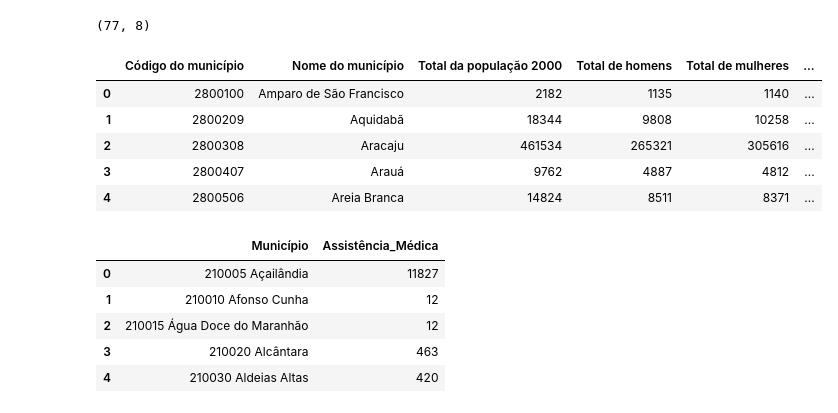
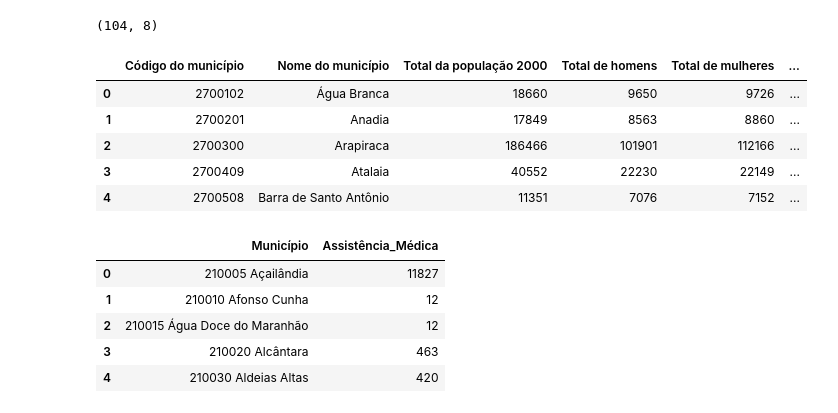
Before and after one commit to andersonberg/Ibge-scrapy, a Jupyter notebook: Cobertura NE.ipynb, the cells around one changed output. Cells and saved outputs as stored; diff of their text form; code cells hidden in the pictures.

```diff
--- a/Cobertura NE.ipynb
+++ b/Cobertura NE.ipynb
@@ -2,17 +2,17 @@
 import pandas as pd
 import numpy as np
 # %%
-populacao = pd.read_excel("Planilhas/total_populacao_sergipe.xls")
-print populacao.shape
+populacao = pd.read_excel("Planilhas/total_populacao_alagoas.xls")
+print(populacao.shape)
 populacao.head()
 # %% [output]
-(77, 8)
+(104, 8)
 |  | Código do município | Nome do município | Total da população 2000 | Total de homens | Total de mulheres | ... |
-| 0 | 2800100 | Amparo de São Francisco | 2182 | 1135 | 1140 | ... |
-| 1 | 2800209 | Aquidabã | 18344 | 9808 | 10258 | ... |
-| 2 | 2800308 | Aracaju | 461534 | 265321 | 305616 | ... |
-| 3 | 2800407 | Arauá | 9762 | 4887 | 4812 | ... |
-| 4 | 2800506 | Areia Branca | 14824 | 8511 | 8371 | ... |
+| 0 | 2700102 | Água Branca | 18660 | 9650 | 9726 | ... |
+| 1 | 2700201 | Anadia | 17849 | 8563 | 8860 | ... |
+| 2 | 2700300 | Arapiraca | 186466 | 101901 | 112166 | ... |
+| 3 | 2700409 | Atalaia | 40552 | 22230 | 22149 | ... |
+| 4 | 2700508 | Barra de Santo Antônio | 11351 | 7076 | 7152 | ... |
 # %%
 equipamentos = pd.read_excel("Planilhas/Equipamentos por município.xls")
 # %%
```
Also changed, not shown: parts of 5 cells of this notebook, 20 other files.
